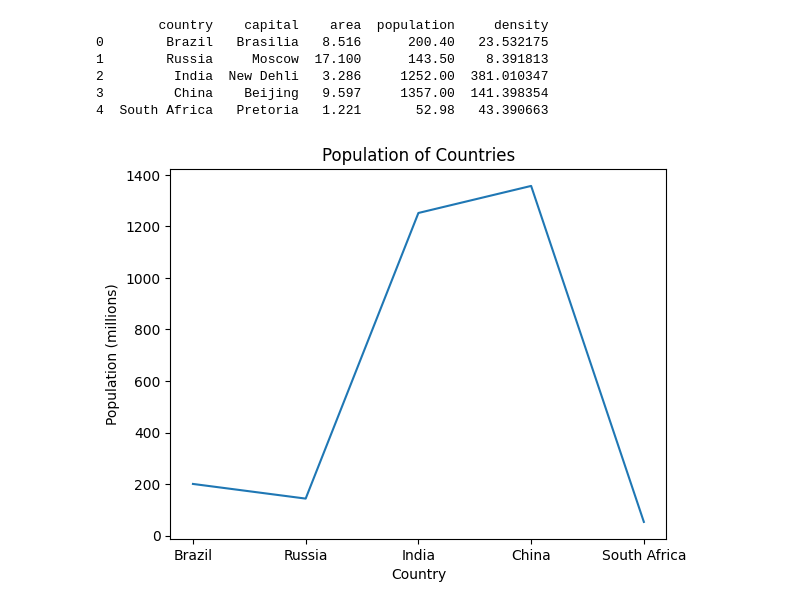
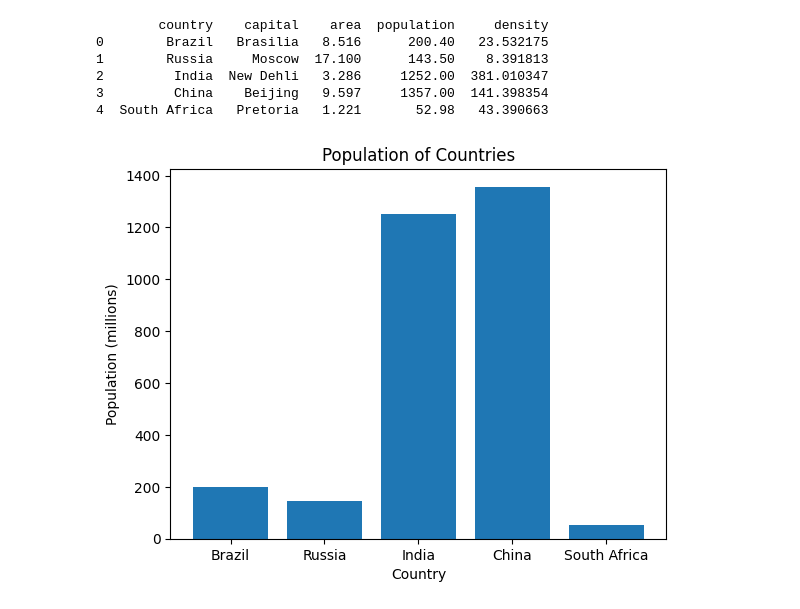
Before and after one commit to mbnczy/BEVADAT2022232, a Jupyter notebook: GYAK/GYAK04/GYAK04.ipynb, the cells around one changed output. Drawn from its saved outputs; the diff is of its cells as text; code cells hidden in the pictures.

```diff
--- a/GYAK/GYAK04/GYAK04.ipynb
+++ b/GYAK/GYAK04/GYAK04.ipynb
@@ -119,20 +115,21 @@ return type: matplotlib.figure.Figure
 függvény neve: plot_population
 '''
 # %%
-data=dict_to_dataframe(stats).copy()
+#data=dict_to_dataframe(stats).copy()
 
-def plot_population(test_df:pd.DataFrame):
+def plot_population(test_df: pd.DataFrame):
+    new_df=test_df.copy()
     fig, ax=plt.subplots()
 
-    ax.plot(test_df['country'],test_df['population'])
+    ax.bar(new_df['country'],new_df['population'])
 
     ax.set_xlabel('Country')
     ax.set_ylabel('Population (millions)')
     ax.set_title('Population of Countries')
     return fig
-plt.show(plot_population(data))
+#plt.show(plot_population(data))
 # %% [output]
-[figure, old version]
+[figure, new version]
 # %%
 '''
 Készíts egy függvényt, ami a bemeneti Dataframe adatai alapján elkészít egy olyan kördiagramot,
```
Also changed, not shown: parts of 6 cells of this notebook.
